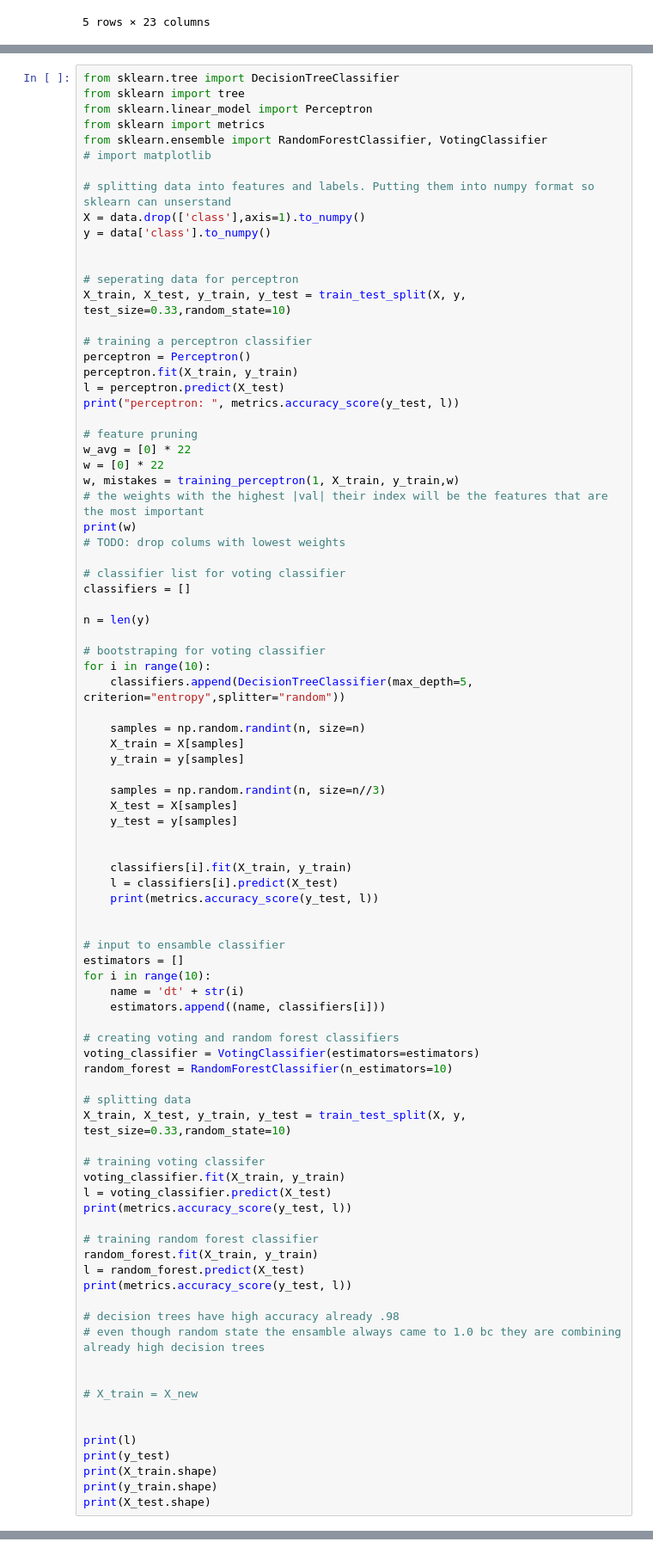
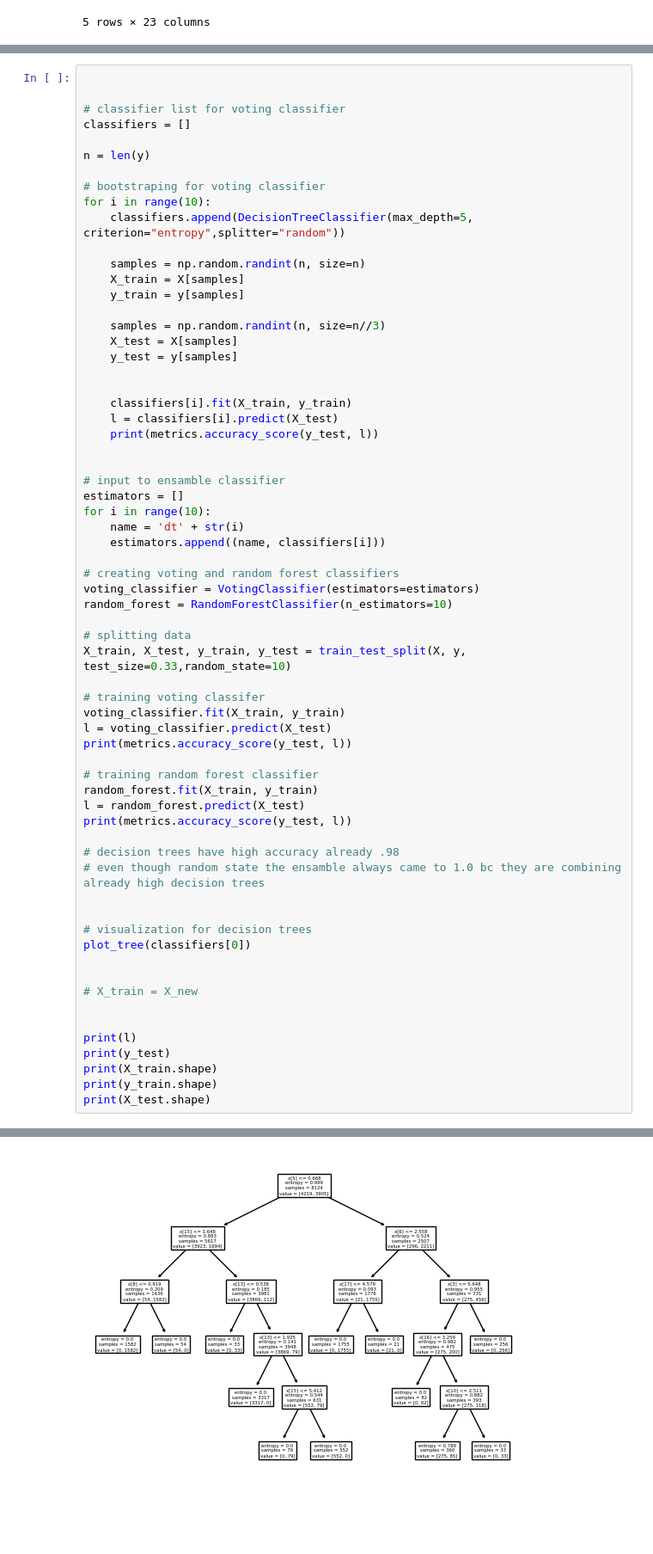
Before and after one commit to Cass-1/mushroom-classification, a Jupyter notebook: mushroom_analysis.ipynb, the cells around one changed output, grey strips where cells are left out. Shown at 86% size. Saved outputs shown, nothing was run; the diff lists cells and outputs as text; blank space fills up the shorter version.

```diff
--- a/mushroom_analysis.ipynb
+++ b/mushroom_analysis.ipynb
@@ -175,32 +282,5 @@ def training_perceptron(learning_rate, feature_vectors, label_vector, w):
 # %%
-from sklearn.tree import DecisionTreeClassifier
-from sklearn import tree
-from sklearn.linear_model import Perceptron
-from sklearn import metrics
-from sklearn.ensemble import RandomForestClassifier, VotingClassifier
-# import matplotlib
 
-# splitting data into features and labels. Putting them into numpy format so sklearn can unserstand
-X = data.drop(['class'],axis=1).to_numpy()
-y = data['class'].to_numpy()
-
-
-# seperating data for perceptron
-X_train, X_test, y_train, y_test = train_test_split(X, y, test_size=0.33,random_state=10)
-
-# training a perceptron classifier
-perceptron = Perceptron()
-perceptron.fit(X_train, y_train)
-l = perceptron.predict(X_test)
-print("perceptron: ", metrics.accuracy_score(y_test, l))
-
-# feature pruning
-w_avg = [0] * 22
-w = [0] * 22
-w, mistakes = training_perceptron(1, X_train, y_train,w)
-# the weights with the highest |val| their index will be the features that are the most important
-print(w)
-# TODO: drop colums with lowest weights
 
 # classifier list for voting classifier
 classifiers = []
@@ -252,6 +332,10 @@ print(metrics.accuracy_score(y_test, l))
 # even though random state the ensamble always came to 1.0 bc they are combining already high decision trees
 
 
+# visualization for decision trees
+plot_tree(classifiers[0])
+
+
 # X_train = X_new
 
 
@@ -281,3 +365,4 @@ perceptron:  0.7967176426706453
+[figure, added]
 # %%
 from sklearn import datasets
 from sklearn.tree import DecisionTreeClassifier
```
Also changed, not shown: parts of 5 cells of this notebook.
